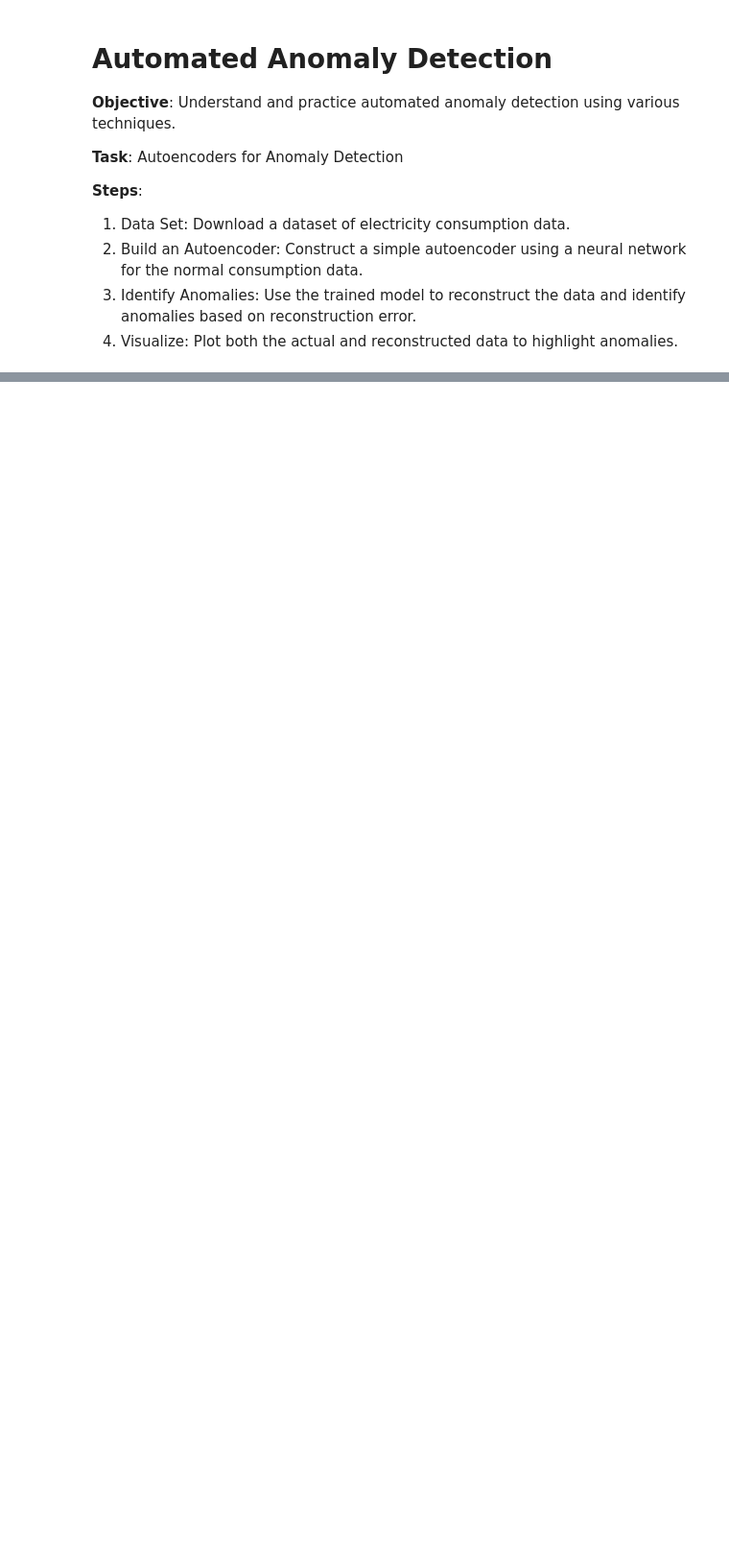
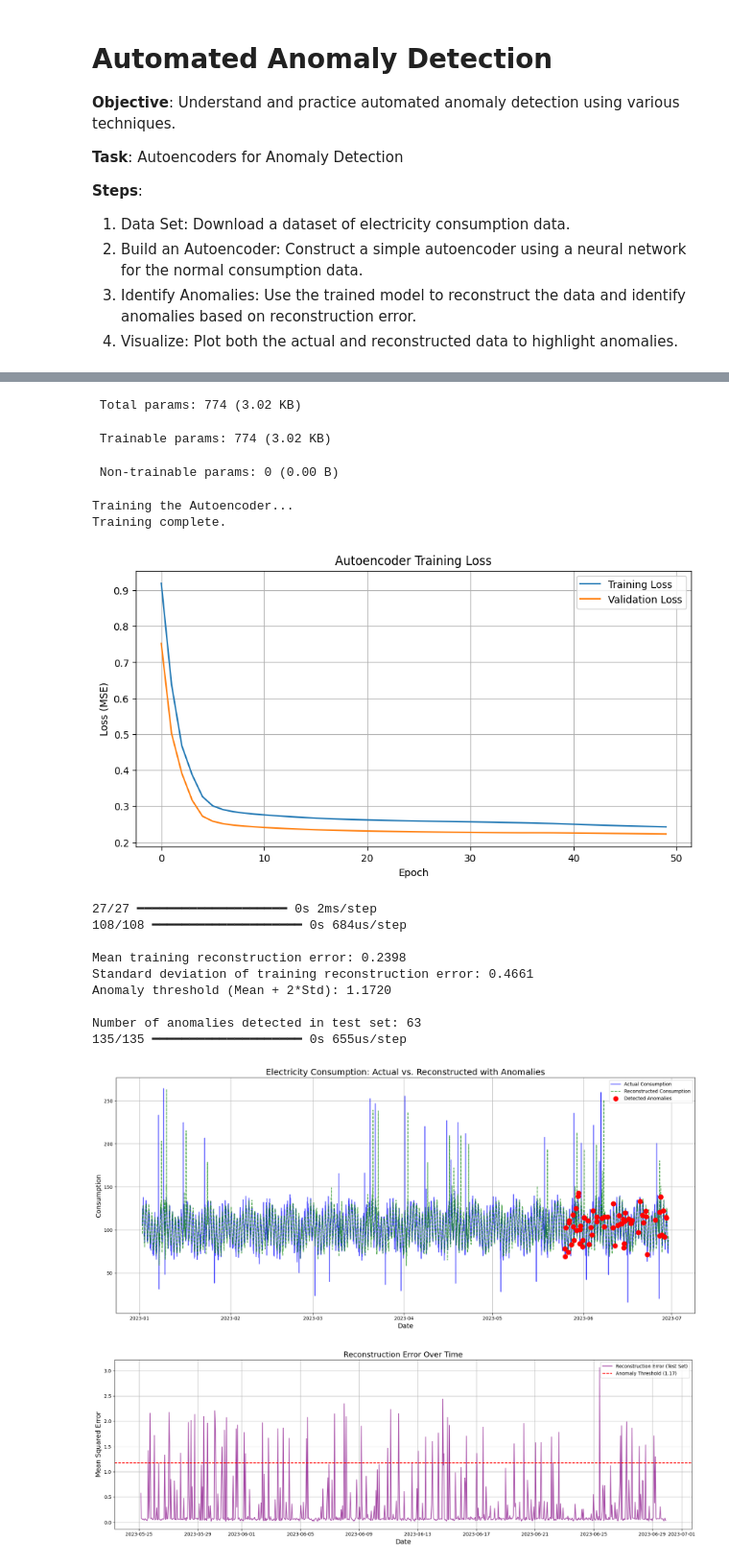
Before and after one commit to Savuu12345/AI_DATA_ANALYSIS_, a Jupyter notebook: src/Module 11/AI-Driven Data Quality & Anomaly Detection/Ques_3.ipynb, the cells around one changed output, grey strips where cells are left out. Shown at 96% size. Saved outputs shown, nothing was run; the diff lists cells and outputs as text; code cells hidden in the pictures; blank space fills up the shorter version.

Commit message:
Updated Ques_3.ipynb in Module 11: enhanced AI-driven data quality and anomaly detection logic

```diff
--- a/src/Module 11/AI-Driven Data Quality & Anomaly Detection/Ques_3.ipynb
+++ b/src/Module 11/AI-Driven Data Quality & Anomaly Detection/Ques_3.ipynb
@@ -11,6 +11,8 @@ normal consumption data.
 3. Identify Anomalies: Use the trained model to reconstruct the data and identify anomalies based on reconstruction error.
 4. Visualize: Plot both the actual and reconstructed data to highlight anomalies.
 # %%
+import seaborn as sns
+import matplotlib.pyplot as plt
 import pandas as pd
 import numpy as np
 import matplotlib.pyplot as plt
@@ -105,14 +107,14 @@ print(f"\nMean training reconstruction error: {np.mean(train_mse_errors):.4f}")
 print(f"Standard deviation of training reconstruction error: {np.std(train_mse_errors):.4f}")
 print(f"Anomaly threshold (Mean + 2*Std): {threshold:.4f}")
 anomalies_indices=np.where(mse_errors>threshold)[0]
-original_test_start_index=len(scaled_data)-len(X_test)-TIME_STEPS
+original_test_start_index=(len(electricity_df)-len(X_test))-TIME_STEPS+1
 anomaly_timestamps=[]
 anomaly_values=[]
 for idx in anomalies_indices:
-    original_idx_in_X=(len(scaled_data)-len(X_test)-TIME_STEPS)+idx
-    original_data_index=original_idx_in_X+TIME_STEPS-1
-    anomaly_timestamps.append(electricity_df.index[original_data_index])
-    anomaly_values.append(electricity_df['consumption'].iloc[original_data_index])
+    original_data_index=original_test_start_index+idx+TIME_STEPS-1
+    if original_data_index < len(electricity_df):
+        anomaly_timestamps.append(electricity_df.index[original_data_index])
+        anomaly_values.append(electricity_df['consumption'].iloc[original_data_index])
 print(f"\nNumber of anomalies detected in test set: {len(anomalies_indices)}")
 X_full_flat=X.reshape(X.shape[0],X.shape[1]*X.shape[2])
 X_full_pred_flat=autoencoder.predict(X_full_flat)
@@ -134,8 +136,11 @@ plt.legend()
 plt.grid(True)
 plt.tight_layout()
 plt.show()
+# Corrected plotting for reconstruction error:
+test_indices = np.array(range(len(scaled_data) - TIME_STEPS))[len(X_train):]
+test_plot_timestamps = electricity_df.index[test_indices + TIME_STEPS - 1] # End of the sequence
 plt.figure(figsize=(18,6))
-plt.plot(electricity_df.index[TIME_STEPS:len(scaled_data)-TIME_STEPS],mse_errors,label='Reconstruction Error (Test Set)',color='purple',alpha=0.7)
+plt.plot(test_plot_timestamps,mse_errors,label='Reconstruction Error (Test Set)',color='purple',alpha=0.7)
 plt.axhline(y=threshold,color='red',linestyle='--',label=f'Anomaly Threshold ({threshold:.2f})')
 plt.title('Reconstruction Error Over Time',fontsize=16)
 plt.xlabel('Date',fontsize=14)
@@ -158,0 +205,17 @@ ModuleNotFoundError: No module named 'tensorflow'
+ Total params: 774 (3.02 KB)
+ Trainable params: 774 (3.02 KB)
+ Non-trainable params: 0 (0.00 B)
+Training the Autoencoder...
+Training complete.
+[figure, added]
+27/27 ━━━━━━━━━━━━━━━━━━━━ 0s 2ms/step
+108/108 ━━━━━━━━━━━━━━━━━━━━ 0s 684us/step
+
+Mean training reconstruction error: 0.2398
+Standard deviation of training reconstruction error: 0.4661
+Anomaly threshold (Mean + 2*Std): 1.1720
+
+Number of anomalies detected in test set: 63
+135/135 ━━━━━━━━━━━━━━━━━━━━ 0s 655us/step
+[figure, added]
+[figure, added]
```
Also changed, not shown: parts of 1 cell of this notebook.
